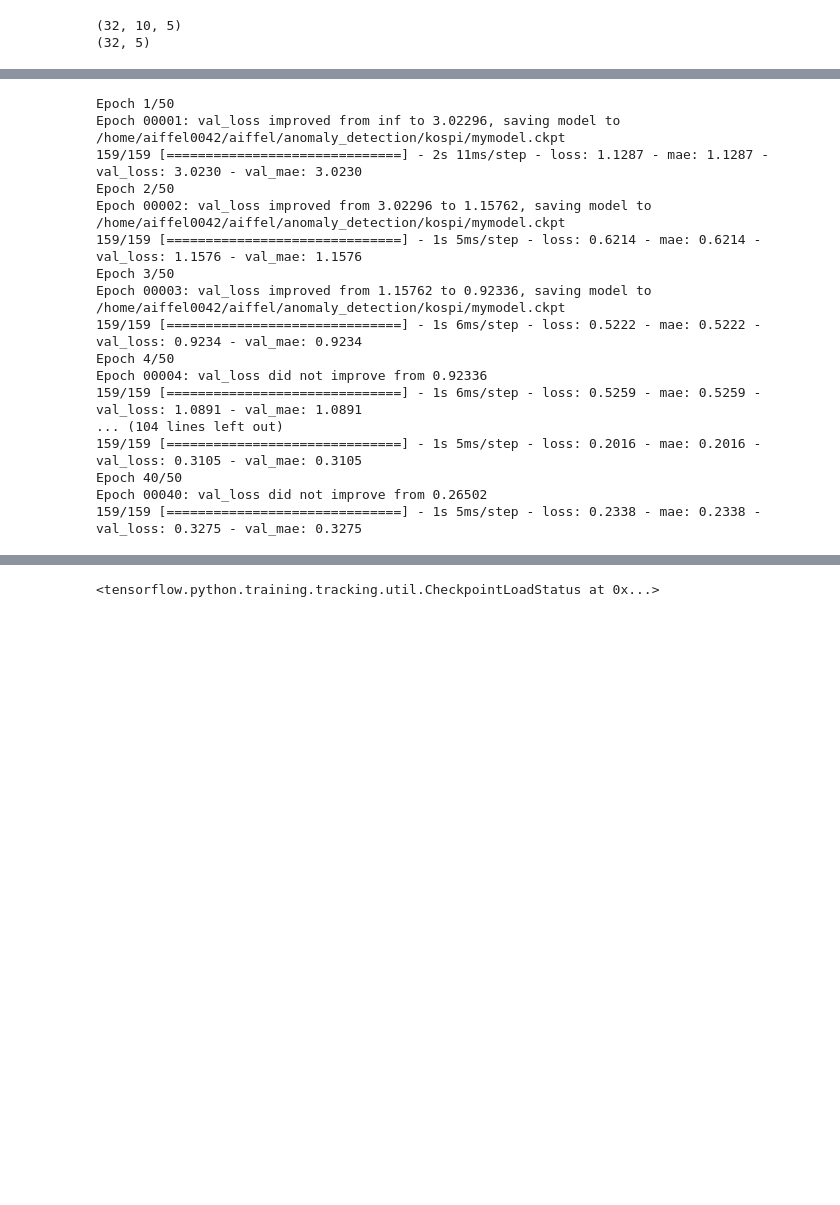
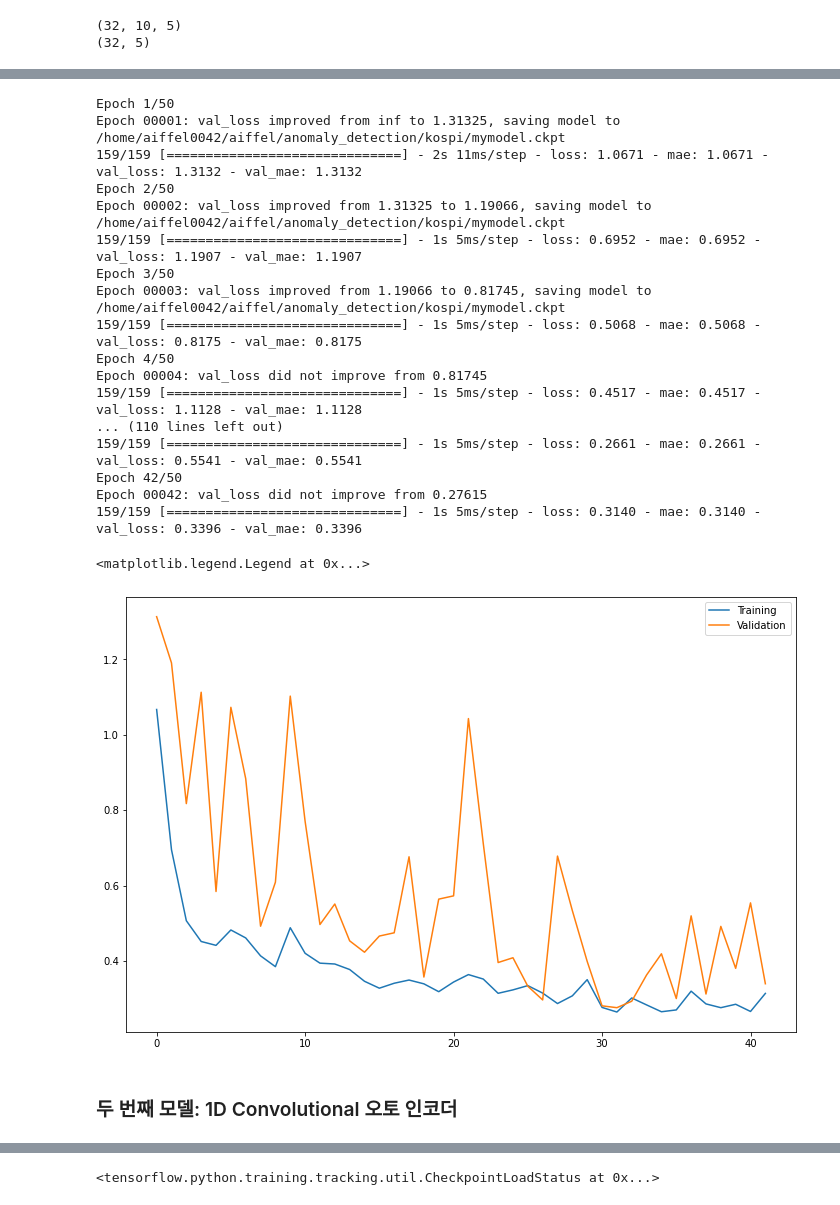
Before and after one commit to PEBpung/Aiffel, a Jupyter notebook: Project/Exploration/E20.Anomaly_Detection.ipynb, the cells around one changed output, grey strips where cells are left out. Cells and saved outputs as stored; diff of their text form; code cells hidden in the pictures; blank space fills up the shorter version.

Commit message:
2020.10.21: Complete E20 Anomaly

```diff
--- a/Project/Exploration/E20.Anomaly_Detection.ipynb
+++ b/Project/Exploration/E20.Anomaly_Detection.ipynb
@@ -479,19 +478,14 @@ print(train_gen[0][1].shape)
 # %%
-model = Sequential([
-    # >> 인코더 시작
-    LSTM(64, activation='tanh', return_sequences=True,
-         input_shape=(window_size, n_features)),
-    LSTM(16, activation='tanh', return_sequences=False),
-    ## << 인코더 끝
-    ## >> Bottleneck
-    RepeatVector(window_size),
-    ## << Bottleneck
-    ## >> 디코더 시작
-    LSTM(16, activation='tanh', return_sequences=True),
-    LSTM(64, activation='tanh', return_sequences=False),
-    Dense(n_features)
-    ## << 디코더 끝
-])
+input_ = Input(shape= (window_size, n_features))
+x = LSTM(64, activation='tanh', return_sequences=True)(input_)
+x = LSTM(16, activation='tanh', return_sequences=False)(x)
+encoded = RepeatVector(window_size)(x)
 
-model.summary()
+d = LSTM(16, activation='tanh', return_sequences=True, dropout=0.5)(encoded)
+d = LSTM(64, activation='tanh', return_sequences=False, dropout=0.5)(d)
+decoded = Dense(n_features)(d)
+
+lstm_model = Model(input_, decoded)
+
+lstm_model.summary()
 # %% [output]
@@ -533,5 +524,5 @@ model.compile(loss='mae', optimizer='adam',metrics=["mae"])
 # %%
-hist = model.fit(train_gen,
+lstm_hist = lstm_model.fit(train_gen,
           validation_data=valid_gen,
           steps_per_epoch=len(train_gen),
           validation_steps=len(valid_gen),
@@ -539,19 +530,29 @@ hist = model.fit(train_gen,
           callbacks=[checkpoint, early_stop])
 # %% [output]
 Epoch 1/50
-Epoch 00001: val_loss improved from inf to 3.02296, saving model to /home/aiffel0042/aiffel/anomaly_detection/kospi/mymodel.ckpt
-159/159 [==============================] - 2s 11ms/step - loss: 1.1287 - mae: 1.1287 - val_loss: 3.0230 - val_mae: 3.0230
+Epoch 00001: val_loss improved from inf to 1.31325, saving model to /home/aiffel0042/aiffel/anomaly_detection/kospi/mymodel.ckpt
+159/159 [==============================] - 2s 11ms/step - loss: 1.0671 - mae: 1.0671 - val_loss: 1.3132 - val_mae: 1.3132
 Epoch 2/50
-Epoch 00002: val_loss improved from 3.02296 to 1.15762, saving model to /home/aiffel0042/aiffel/anomaly_detection/kospi/mymodel.ckpt
-159/159 [==============================] - 1s 5ms/step - loss: 0.6214 - mae: 0.6214 - val_loss: 1.1576 - val_mae: 1.1576
+Epoch 00002: val_loss improved from 1.31325 to 1.19066, saving model to /home/aiffel0042/aiffel/anomaly_detection/kospi/mymodel.ckpt
+159/159 [==============================] - 1s 5ms/step - loss: 0.6952 - mae: 0.6952 - val_loss: 1.1907 - val_mae: 1.1907
 Epoch 3/50
-Epoch 00003: val_loss improved from 1.15762 to 0.92336, saving model to /home/aiffel0042/aiffel/anomaly_detection/kospi/mymodel.ckpt
-159/159 [==============================] - 1s 6ms/step - loss: 0.5222 - mae: 0.5222 - val_loss: 0.9234 - val_mae: 0.9234
+Epoch 00003: val_loss improved from 1.19066 to 0.81745, saving model to /home/aiffel0042/aiffel/anomaly_detection/kospi/mymodel.ckpt
+159/159 [==============================] - 1s 5ms/step - loss: 0.5068 - mae: 0.5068 - val_loss: 0.8175 - val_mae: 0.8175
 Epoch 4/50
-Epoch 00004: val_loss did not improve from 0.92336
-159/159 [==============================] - 1s 6ms/step - loss: 0.5259 - mae: 0.5259 - val_loss: 1.0891 - val_mae: 1.0891
-... (104 lines left out)
-159/159 [==============================] - 1s 5ms/step - loss: 0.2016 - mae: 0.2016 - val_loss: 0.3105 - val_mae: 0.3105
-Epoch 40/50
-Epoch 00040: val_loss did not improve from 0.26502
-159/159 [==============================] - 1s 5ms/step - loss: 0.2338 - mae: 0.2338 - val_loss: 0.3275 - val_mae: 0.3275
+Epoch 00004: val_loss did not improve from 0.81745
+159/159 [==============================] - 1s 5ms/step - loss: 0.4517 - mae: 0.4517 - val_loss: 1.1128 - val_mae: 1.1128
+... (110 lines left out)
+159/159 [==============================] - 1s 5ms/step - loss: 0.2661 - mae: 0.2661 - val_loss: 0.5541 - val_mae: 0.5541
+Epoch 42/50
+Epoch 00042: val_loss did not improve from 0.27615
+159/159 [==============================] - 1s 5ms/step - loss: 0.3140 - mae: 0.3140 - val_loss: 0.3396 - val_mae: 0.3396
+# %%
+fig = plt.figure(figsize=(12,8))
+plt.plot(lstm_hist.history['loss'], label='Training')
+plt.plot(lstm_hist.history['val_loss'], label='Validation')
+plt.legend()
+# %% [output]
+<matplotlib.legend.Legend at 0x...>
+[figure, added]
+# %% [markdown]
+### 두 번째 모델: 1D Convolutional 오토 인코더
```
Also changed, not shown: parts of 30 cells of this notebook.
